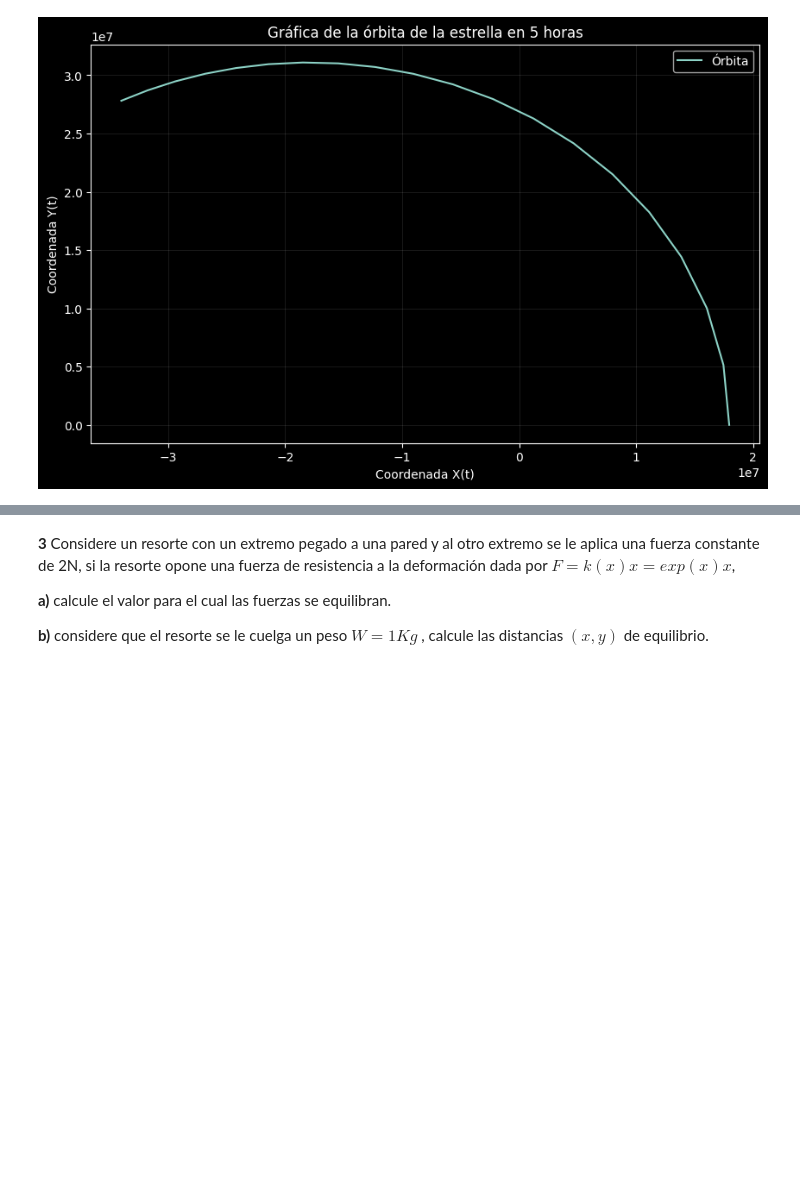
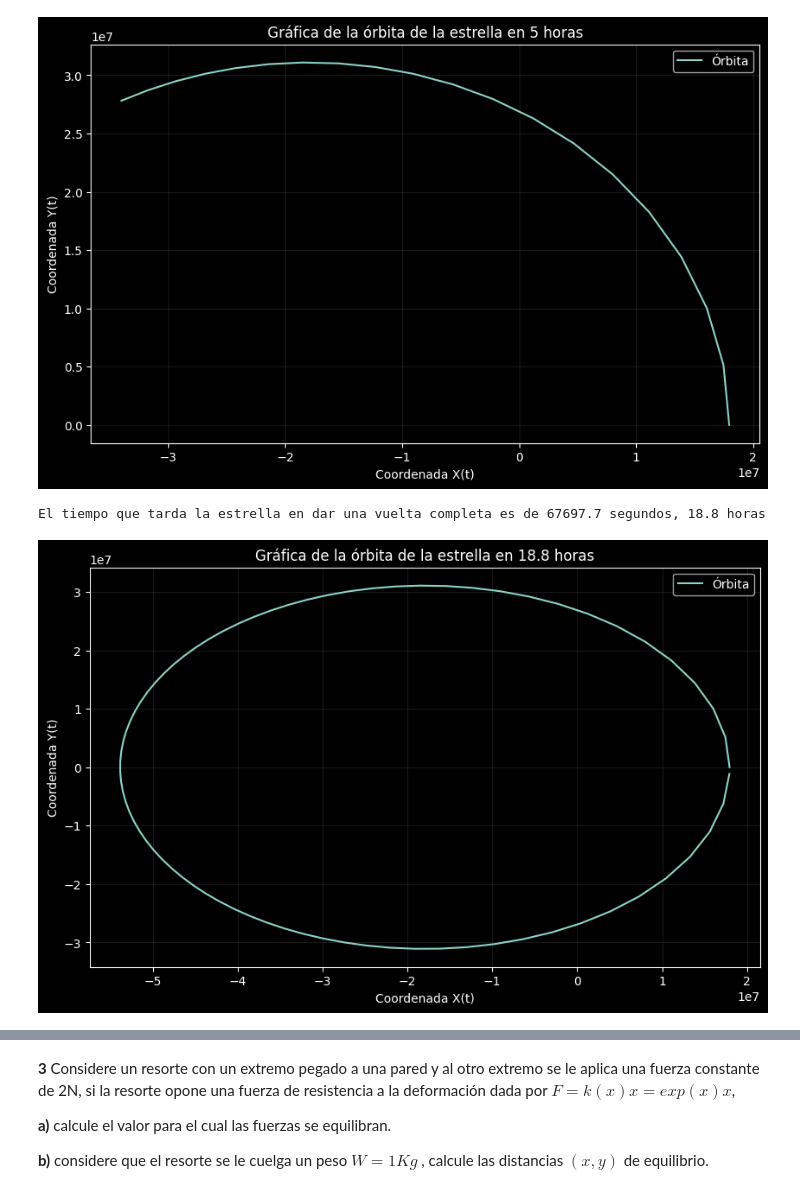
Before and after one commit to estivengrx/computational_methods_physics_astronomy, a Jupyter notebook: Workshops/Taller_02_EstivenCastrillon.ipynb, the cells around one changed output, grey strips where cells are left out. Drawn from its saved outputs; the diff is of its cells as text; code cells hidden in the pictures; blank space fills up the shorter version.

```diff
--- a/Workshops/Taller_02_EstivenCastrillon.ipynb
+++ b/Workshops/Taller_02_EstivenCastrillon.ipynb
@@ -135,3 +187,33 @@ plt.show()
+# %%
+# b) ¿Cuánto tiempo tarda la estrella en dar una vuelta completa?
+T = 2 * np.pi * np.sqrt(a**3 / (G * M_c))
+print(f'El tiempo que tarda la estrella en dar una vuelta completa es de {T:.1f} segundos, {T / 60 / 60:.1f} horas')
+# %% [output]
+El tiempo que tarda la estrella en dar una vuelta completa es de 67697.7 segundos, 18.8 horas
+# %%
+# a) Órbita completa
+intervalos = np.arange(0, 67697, 900) # Intervalos de 15 minutos en 5 horas
+M = np.array([anomalia_med(t, G, M_c, a) for t in intervalos]) # Anomalía media
+E = np.array([]) # Array vacío para almacenar las anomalías excéntricas
+
+for i in range(len(M)):
+    anomalia_exc = newton_rapson(lambda x: ecuacion_kepler_cero(x, M[i], excentricidad), 0.5) # Aplicando el método de Newton-Raphson
+    E = np.append(E, anomalia_exc) # Añadiendo a la lista
+
+# Gráfica de la órbita en intervalos de 15 minutos
+coordenadax = a * (np.cos(E) - excentricidad)
+coordenaday = b * np.sin(E)
+
+plt.figure(figsize=(10,6))
+plt.plot(coordenadax, coordenaday, label='Órbita')
+plt.title('Gráfica de la órbita de la estrella en 18.8 horas')
+plt.xlabel('Coordenada X(t)')
+plt.ylabel('Coordenada Y(t)')
+plt.grid(True, alpha=0.1)
+plt.legend()
+plt.show()
+# %% [output]
+[figure, added]
 # %% [markdown]
 **2** Se planea hacer una antena con una  barra de longitud $l$, la cual está localizada a lo largo del eje $x$ y tiene una carga neta $Q$. Se puede demostrar que el potencial a un punto con coordenadas $P = (0,d)$ es dado por
 
```
Also changed, not shown: parts of 11 cells of this notebook, 1 other file.
